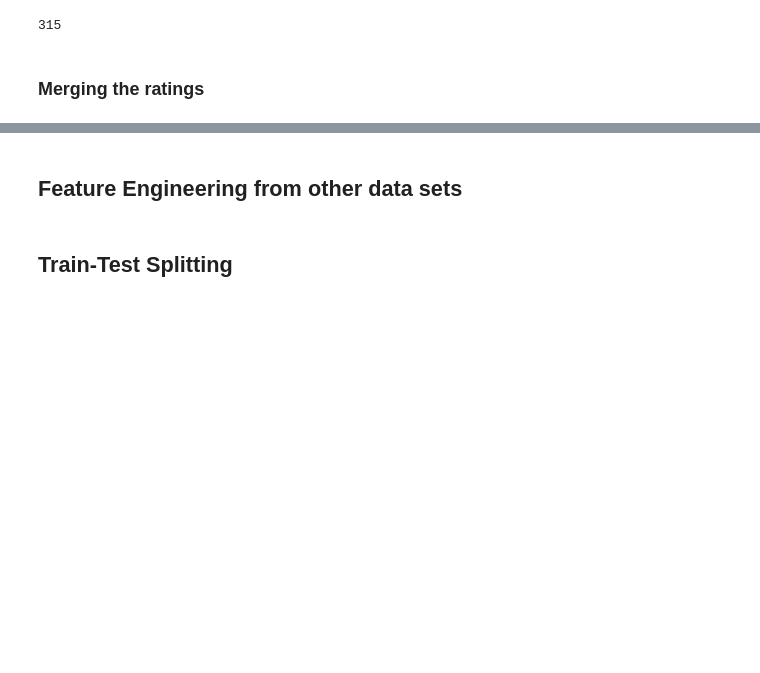
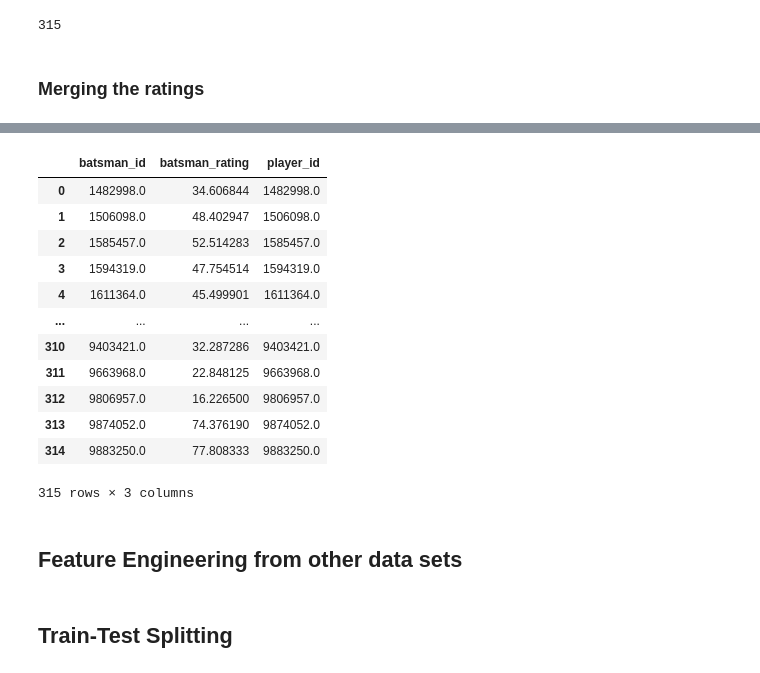
Before and after one commit to arpitkumar2004/American_Express_Project, a Jupyter notebook: Python file/pipeline.ipynb, the cells around one changed output, grey strips where cells are left out. Cells and saved outputs as stored; diff of their text form; code cells hidden in the pictures; blank space fills up the shorter version.

```diff
--- a/Python file/pipeline.ipynb
+++ b/Python file/pipeline.ipynb
@@ -1566,3 +1528,20 @@ def get_player_ratings(train_df, batsman_df, bowler_df, match_info_df):
+# %%
+batsman_ratings['player_id']=batsman_ratings['batsman_id']
+batsman_ratings
+# %% [output]
+|  | batsman_id | batsman_rating | player_id |
+| 0 | 1482998.0 | 34.606844 | 1482998.0 |
+| 1 | 1506098.0 | 48.402947 | 1506098.0 |
+| 2 | 1585457.0 | 52.514283 | 1585457.0 |
+| 3 | 1594319.0 | 47.754514 | 1594319.0 |
+| 4 | 1611364.0 | 45.499901 | 1611364.0 |
+| ... | ... | ... | ... |
+| 310 | 9403421.0 | 32.287286 | 9403421.0 |
+| 311 | 9663968.0 | 22.848125 | 9663968.0 |
+| 312 | 9806957.0 | 16.226500 | 9806957.0 |
+| 313 | 9874052.0 | 74.376190 | 9874052.0 |
+| 314 | 9883250.0 | 77.808333 | 9883250.0 |
+315 rows × 3 columns
 # %% [markdown]
 ## **Feature Engineering from other data sets**
 # %%
```
Also changed, not shown: parts of 9 cells of this notebook, 5 other files.
